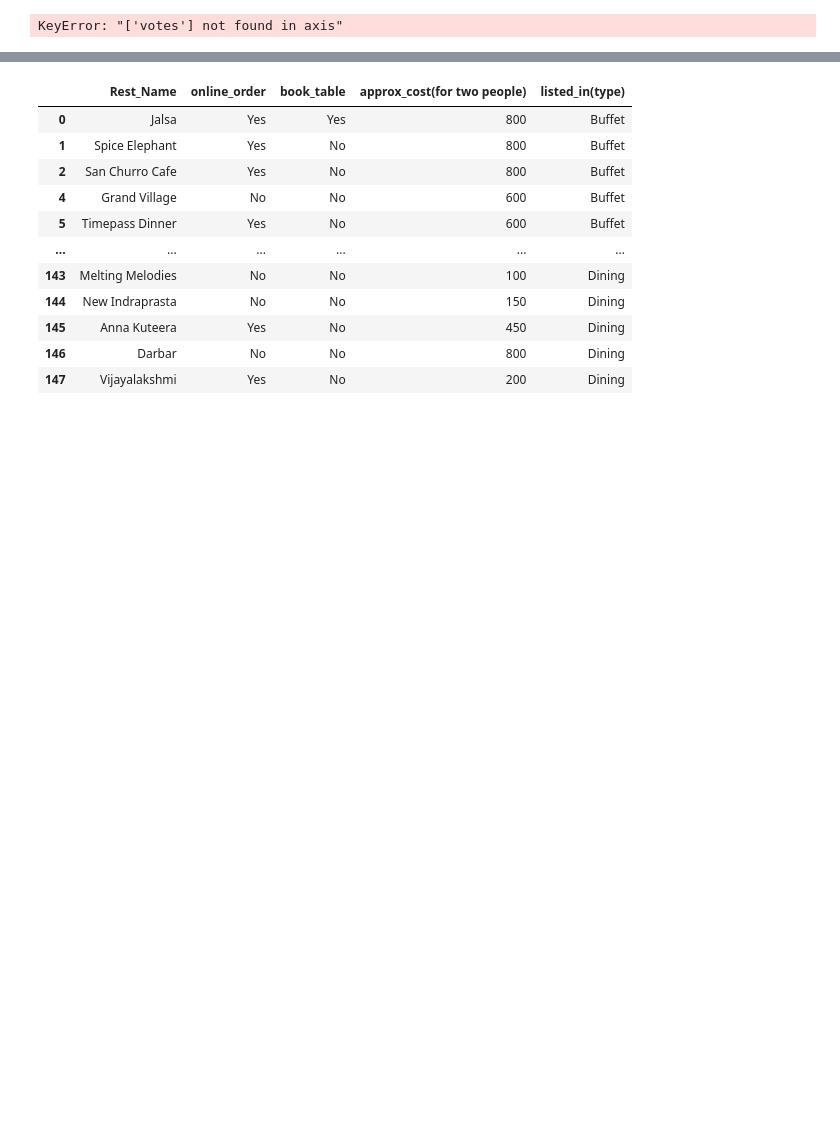
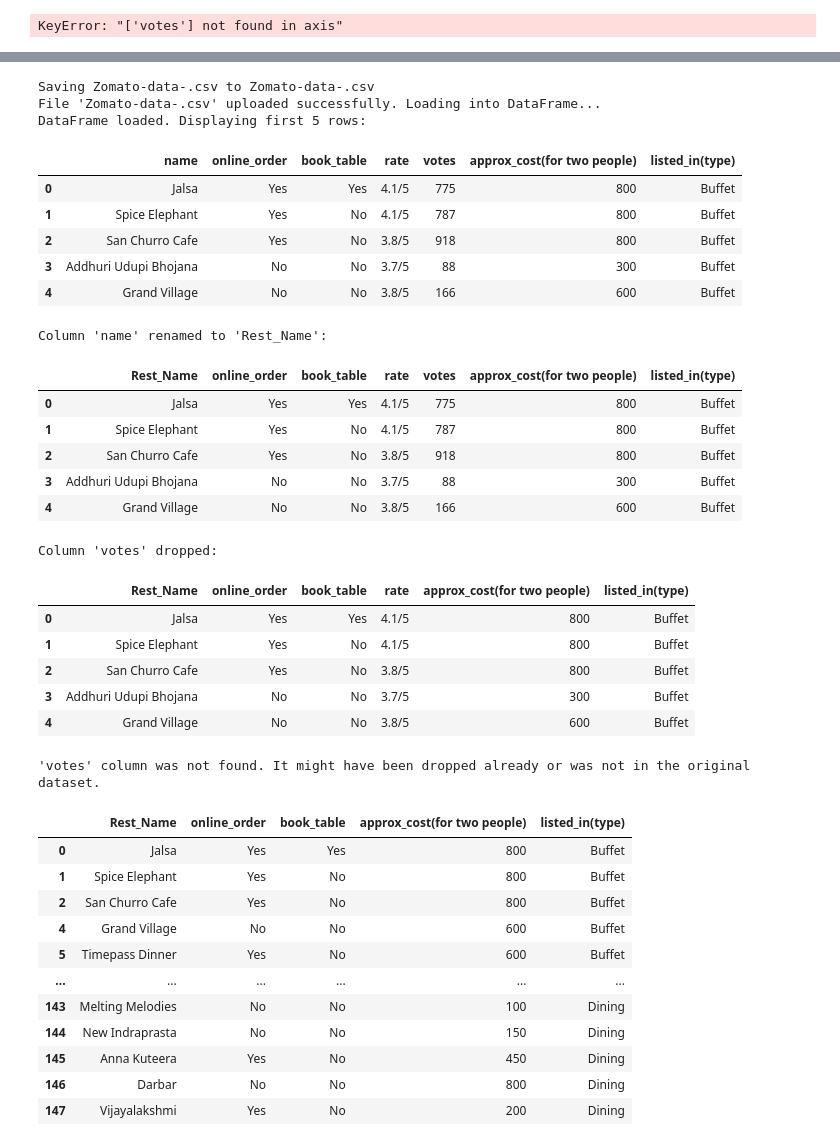
Before and after one commit to sharmagaurav43212-rgb/Panda2, a Jupyter notebook: Panda2.0.ipynb, the cells around one changed output, grey strips where cells are left out. Cells and saved outputs as stored; diff of their text form; code cells hidden in the pictures; blank space fills up the shorter version.

```diff
--- a/Panda2.0.ipynb
+++ b/Panda2.0.ipynb
@@ -68,0 +100,40 @@ KeyError: "['votes'] not found in axis"
+# %%
+from google.colab import files
+import pandas as pd
+
+# This will open a file picker dialog for you to upload the file
+uploaded = files.upload()
+
+# Assuming the user uploads a file, we'll get its name
+if uploaded:
+    # The uploaded dictionary keys are the filenames
+    file_name = list(uploaded.keys())[0]
+    print(f"File '{file_name}' uploaded successfully. Loading into DataFrame...")
+
+    # Load the uploaded CSV file into a pandas DataFrame
+    # If your file has a different name than expected (e.g., 'zomato.csv' instead of 'Zomato-data-.csv'),
+    # you might need to adjust the file_name variable or directly use its name.
+    df = pd.read_csv(file_name)
+    print("DataFrame loaded. Displaying first 5 rows:")
+    display(df.head())
+else:
+    print("No file was uploaded. Please try again.")
+
+# Now, apply the subsequent operations (renaming and dropping 'votes' column)
+# if the DataFrame 'df' was successfully loaded.
+if 'df' in locals() and not df.empty:
+    # Rename the 'name' column to 'Rest_Name' permanently
+    df.rename(columns={"name": "Rest_Name"}, inplace=True)
+    print("\nColumn 'name' renamed to 'Rest_Name':")
+    display(df.head())
+
+    # Permanently drop the 'votes' column
+    if 'votes' in df.columns:
+        df.drop("votes", axis=1, inplace=True)
+        print("\nColumn 'votes' dropped:")
+        display(df.head())
+    else:
+        print("\n'votes' column not found, perhaps already dropped or not present in the dataset.")
+else:
+    print("DataFrame 'df' was not loaded, skipping further operations.")
+# %% [output]
@@ -69,3 +141,36 @@ KeyError: "['votes'] not found in axis"
+Saving Zomato-data-.csv to Zomato-data-.csv
+File 'Zomato-data-.csv' uploaded successfully. Loading into DataFrame...
+DataFrame loaded. Displaying first 5 rows:
+|  | name | online_order | book_table | rate | votes | approx_cost(for two people) | listed_in(type) |
+| 0 | Jalsa | Yes | Yes | 4.1/5 | 775 | 800 | Buffet |
+| 1 | Spice Elephant | Yes | No | 4.1/5 | 787 | 800 | Buffet |
+| 2 | San Churro Cafe | Yes | No | 3.8/5 | 918 | 800 | Buffet |
+| 3 | Addhuri Udupi Bhojana | No | No | 3.7/5 | 88 | 300 | Buffet |
+| 4 | Grand Village | No | No | 3.8/5 | 166 | 600 | Buffet |
+Column 'name' renamed to 'Rest_Name':
+|  | Rest_Name | online_order | book_table | rate | votes | approx_cost(for two people) | listed_in(type) |
+| 0 | Jalsa | Yes | Yes | 4.1/5 | 775 | 800 | Buffet |
+| 1 | Spice Elephant | Yes | No | 4.1/5 | 787 | 800 | Buffet |
+| 2 | San Churro Cafe | Yes | No | 3.8/5 | 918 | 800 | Buffet |
+| 3 | Addhuri Udupi Bhojana | No | No | 3.7/5 | 88 | 300 | Buffet |
+| 4 | Grand Village | No | No | 3.8/5 | 166 | 600 | Buffet |
+Column 'votes' dropped:
+|  | Rest_Name | online_order | book_table | rate | approx_cost(for two people) | listed_in(type) |
+| 0 | Jalsa | Yes | Yes | 4.1/5 | 800 | Buffet |
+| 1 | Spice Elephant | Yes | No | 4.1/5 | 800 | Buffet |
+| 2 | San Churro Cafe | Yes | No | 3.8/5 | 800 | Buffet |
+| 3 | Addhuri Udupi Bhojana | No | No | 3.7/5 | 300 | Buffet |
+| 4 | Grand Village | No | No | 3.8/5 | 600 | Buffet |
+# %%
+# Permanently drop the 'votes' column
+if 'votes' in df.columns:
+    df.drop("votes", axis=1, inplace=True)
+    print("Column 'votes' dropped successfully:")
+    display(df.head())
+else:
+    print("'votes' column was not found. It might have been dropped already or was not in the original dataset.")
+# %% [output]
+'votes' column was not found. It might have been dropped already or was not in the original dataset.
 # %%
 df.drop(3) #delete row 3
 # %% [output]
```
Also changed, not shown: parts of 12 cells of this notebook.
